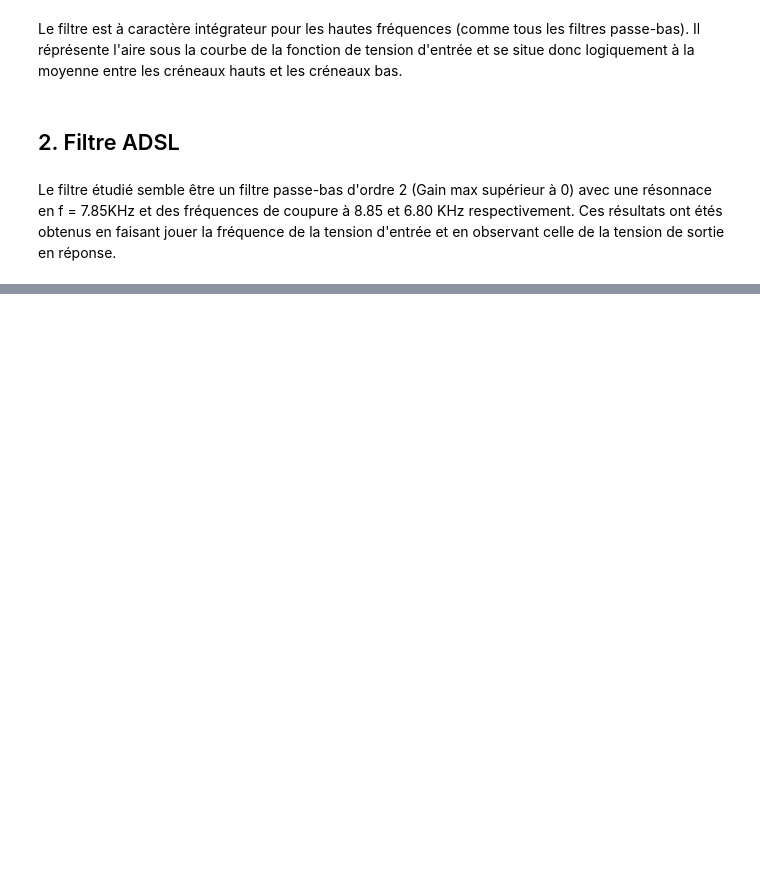
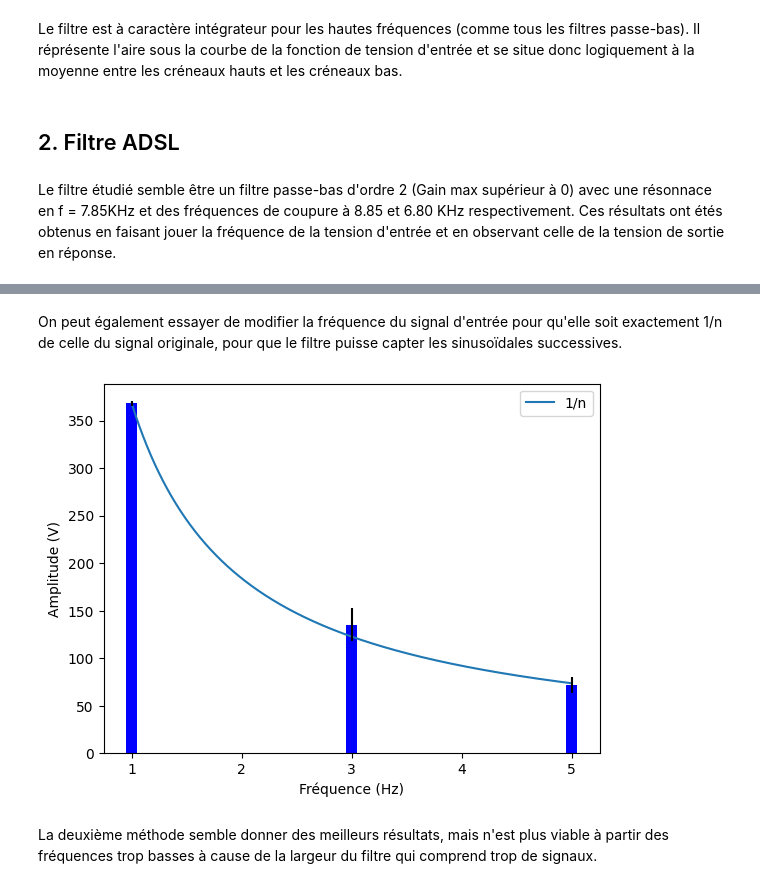
Before and after one commit to PoserCanary/TP-Physique, a Jupyter notebook: TP14 Filtrage.ipynb, the cells around one changed output, grey strips where cells are left out. Cells and saved outputs as stored; diff of their text form; code cells hidden in the pictures; blank space fills up the shorter version.

```diff
--- a/TP14 Filtrage.ipynb
+++ b/TP14 Filtrage.ipynb
@@ -21,0 +44,20 @@ Le filtre étudié semble être un filtre passe-bas d'ordre 2 (Gain max supérie
+# %% [markdown]
+On peut également essayer de modifier la fréquence du signal d'entrée pour qu'elle soit exactement 1/n de celle du signal originale, pour que le filtre puisse capter les sinusoïdales successives.
+# %%
+t = [1, 3, 5]
+A = [368, 135, 72]
+incertitudes = [x / sqrt(3) for x in [4, 30, 15]]
+ts = np.linspace(1, 5, 1000)
+
+plt.ylabel('Amplitude (V)')
+plt.xlabel('Fréquence (Hz)')
+
+plt.plot(ts, [368 / t0 for t0 in ts], label = '1/n')
+plt.bar(t, A, .1, color = 'blue', yerr = incertitudes)
+
+plt.legend()
+plt.show()
+# %% [output]
+[figure, added]
+# %% [markdown]
+La deuxième méthode semble donner des meilleurs résultats, mais n'est plus viable à partir des fréquences trop basses à cause de la largeur du filtre qui comprend trop de signaux.
```
Also changed, not shown: parts of 4 cells of this notebook.
